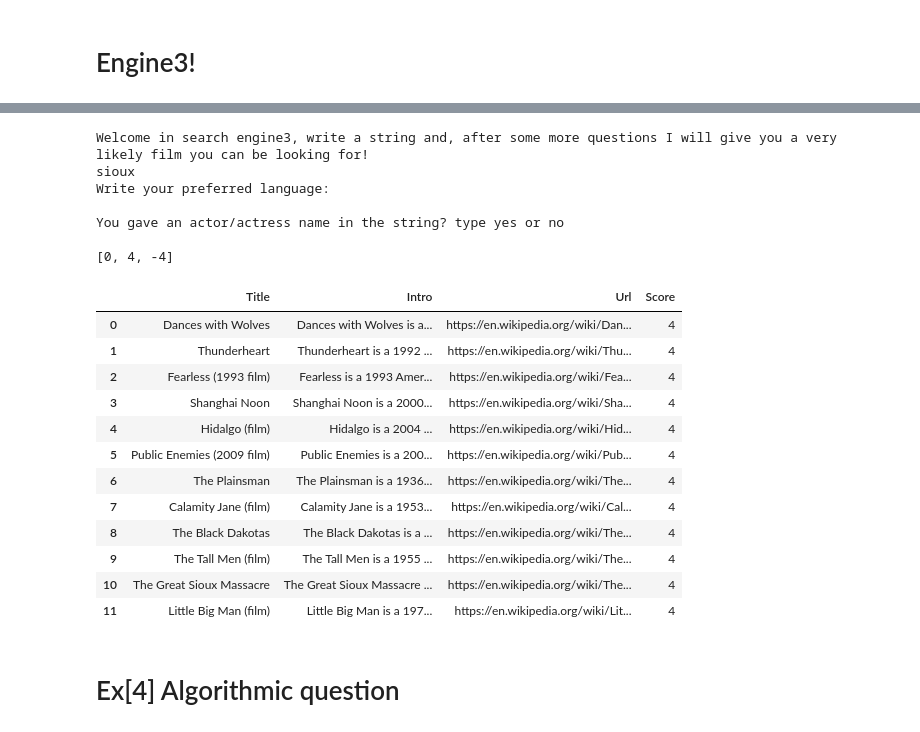
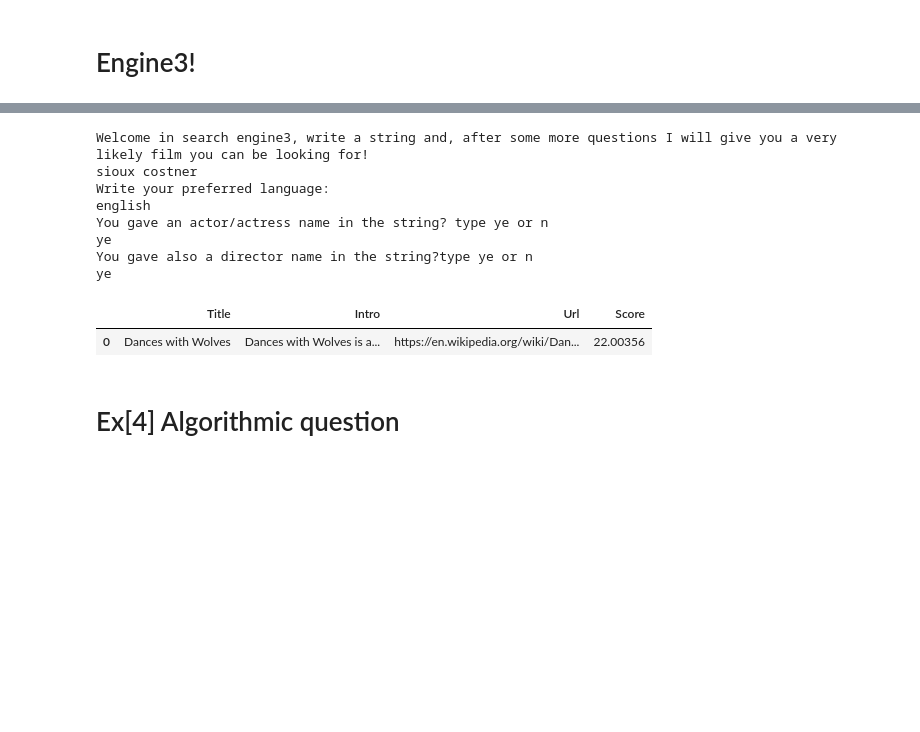
Before and after one commit to Debodeep94/ADM_HW3_Which_movie_to_watch, a Jupyter notebook: main.ipynb, the cells around one changed output, grey strips where cells are left out. Saved outputs shown, nothing was run; the diff lists cells and outputs as text; code cells hidden in the pictures; blank space fills up the shorter version.

```diff
--- a/main.ipynb
+++ b/main.ipynb
@@ -974,8 +1004,9 @@ def tf(word, doc):
     return doc.count(word) / len(doc)
 y = list(input('Welcome in search engine3, write a string and, after some more questions I will give you a very likely film you can be looking for!\n').split())
 z = input('Write your preferred language: \n')
-x = input('You gave an actor/actress name in the string? type yes or no \n')
-def searchengine3(y, z, x):
+x = input('You gave an actor/actress name in the string? type ye or n \n')
+d = input('You gave also a director name in the string?type ye or n \n')
+def searchengine3(y, z, x, d):
     if not y:
         return print("You should must give me the string, errrrrrrror")
     for i in range(len(y)):
@@ -1005,14 +1036,15 @@ def searchengine3(y, z, x):
         else:
             dict_score = {}
             score_list = []
-            Threshold  = 2
+            Threshold  = 8
             k_limit = 12
             #print(final_values)
             for doc in final_values:
                 #score_function is the function I create and used to give points to every film
                 x = preprocess(x)
                 z = preprocess(z)
-                score = score_function(doc, y, z, x)
+                d = preprocess(d)
+                score = score_function(doc, y, z, x, d)
                # print(score)
                 if score not in dict_score:
                     dict_score[score]=[doc]
@@ -1020,7 +1052,7 @@ def searchengine3(y, z, x):
                 else:
                     dict_score[score].append(doc)
             score_list = list(set(score_list))
-            print(score_list)
+            #print(dict_score)
             best = hq.nlargest(Threshold, score_list)
             k = 0
             #print(best)
@@ -1048,7 +1080,7 @@ def searchengine3(y, z, x):
             return megaDataframe
 
 
-A = searchengine3(y, z, x)
+A = searchengine3(y, z, x, d)
 A
 # %% [output]
 Welcome in search engine3, write a string and, after some more questions I will give you a very likely film you can be looking for!
@@ -1119,29 +1148,20 @@ no
 # %%
 y = list(input('Welcome in search engine3, write a string and, after some more questions I will give you a very likely film you can be looking for!\n').split())
 z = input('Write your preferred language: \n')
-x = input('You gave an actor/actress name in the string? type yes or no \n')
-searchengine3(y, z, x)
+x = input('You gave an actor/actress name in the string? type ye or n \n')
+d = input('You gave also a director name in the string?type ye or n \n')
+searchengine3(y, z, x, d)
 # %% [output]
 Welcome in search engine3, write a string and, after some more questions I will give you a very likely film you can be looking for!
-sioux
+sioux costner
 Write your preferred language:
-
-You gave an actor/actress name in the string? type yes or no
-
-[0, 4, -4]
+english
+You gave an actor/actress name in the string? type ye or n
+ye
+You gave also a director name in the string?type ye or n
+ye
 |  | Title | Intro | Url | Score |
-| 0 | Dances with Wolves | Dances with Wolves is a... | https://en.wikipedia.org/wiki/Dan... | 4 |
-| 1 | Thunderheart | Thunderheart is a 1992 ... | https://en.wikipedia.org/wiki/Thu... | 4 |
-| 2 | Fearless (1993 film) | Fearless is a 1993 Amer... | https://en.wikipedia.org/wiki/Fea... | 4 |
-| 3 | Shanghai Noon | Shanghai Noon is a 2000... | https://en.wikipedia.org/wiki/Sha... | 4 |
-| 4 | Hidalgo (film) | Hidalgo is a 2004 ... | https://en.wikipedia.org/wiki/Hid... | 4 |
-| 5 | Public Enemies (2009 film) | Public Enemies is a 200... | https://en.wikipedia.org/wiki/Pub... | 4 |
-| 6 | The Plainsman | The Plainsman is a 1936... | https://en.wikipedia.org/wiki/The... | 4 |
-| 7 | Calamity Jane (film) | Calamity Jane is a 1953... | https://en.wikipedia.org/wiki/Cal... | 4 |
-| 8 | The Black Dakotas | The Black Dakotas is a ... | https://en.wikipedia.org/wiki/The... | 4 |
-| 9 | The Tall Men (film) | The Tall Men is a 1955 ... | https://en.wikipedia.org/wiki/The... | 4 |
-| 10 | The Great Sioux Massacre | The Great Sioux Massacre ... | https://en.wikipedia.org/wiki/The... | 4 |
-| 11 | Little Big Man (film) | Little Big Man is a 197... | https://en.wikipedia.org/wiki/Lit... | 4 |
+| 0 | Dances with Wolves | Dances with Wolves is a... | https://en.wikipedia.org/wiki/Dan... | 22.00356 |
 # %% [markdown]
 # Ex[4] Algorithmic question
 # %%
```
Also changed, not shown: parts of 5 cells of this notebook.
